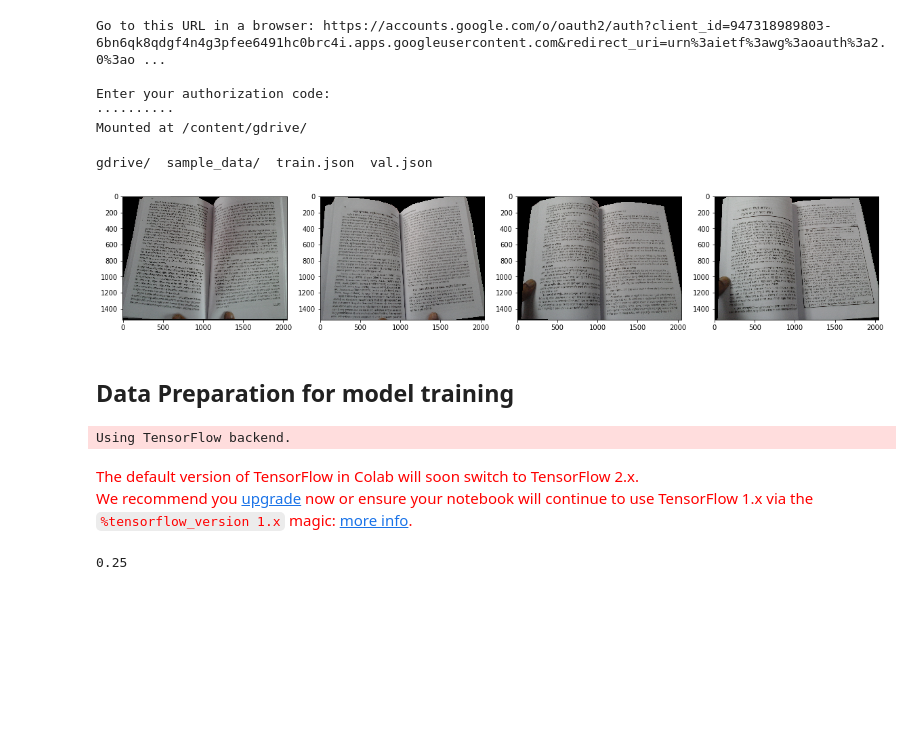
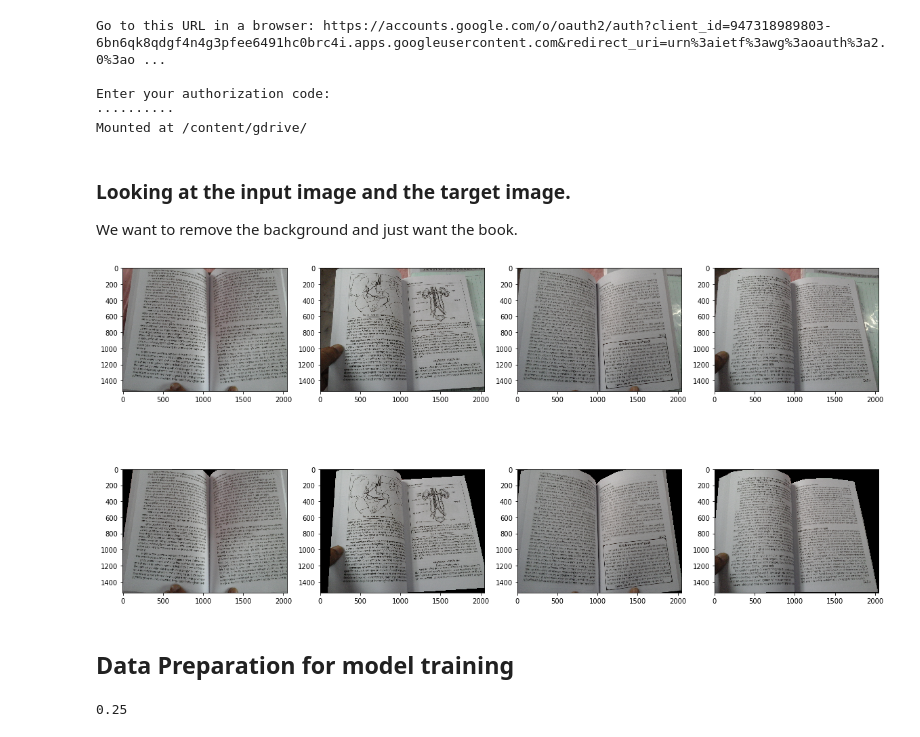
Before and after one commit to ashesh-0/PdfFromImages, a Jupyter notebook: PagePixelSegmentation.ipynb, the cells around one changed output. Drawn from its saved outputs; the diff is of its cells as text; code cells hidden in the pictures; blank space fills up the shorter version.

Commit message:
Modified using colab

```diff
--- a/PagePixelSegmentation.ipynb
+++ b/PagePixelSegmentation.ipynb
@@ -92,18 +92,18 @@ DATA_DIR = '/content/gdrive/My Drive/Colab_data/PagePixelSegmentation/'
 raw_data = load_json(os.path.join(DATA_DIR,'book_segmentation.json'))
 # %%
 train_validation_separation(os.path.join(DATA_DIR,'book_segmentation.json'))
-# %%
-ls
-# %% [output]
-gdrive/  sample_data/  train.json  val.json
+# %% [markdown]
+### Looking at the input image and the target image.
+We want to remove the background and just want the book.
 # %%
-_,ax=plt.subplots(ncols=4,figsize=(20,5))
+_,ax=plt.subplots(nrows=2,ncols=4,figsize=(20,10))
 for idx, i in enumerate(np.random.choice(len(raw_data),size=4,replace=False)):
   img = get_img(raw_data[i],os.path.join(DATA_DIR,'data'))
   mask =get_mask(raw_data[i])
-  ax[idx].imshow(img*(mask).reshape((mask.shape[0],mask.shape[1],1)))
+  ax[0,idx].imshow(img)
+  ax[1,idx].imshow(img*(mask).reshape((mask.shape[0],mask.shape[1],1)))
 # %% [output]
-[figure, old version]
+[figure, new version]
 # %% [markdown]
 ## Data Preparation for model training
 # %%
@@ -114,28 +114,6 @@ import albumentations as A
 
 IMG_SIZE = (320, 320)
 MIN_SCALE = 0.5
-
-# def crop_from_edges(img, mask, **kwargs):
-#     H, W = img.shape[:2]
-
-#     r = min(MIN_SCALE, np.random.rand())
-#     # final image shape
-#     h = int(H * r)
-#     w = int(W * r)
-
-#     edge = int(4 * np.random.rand())
-#     if edge == 0:
-#         # top edge
-#         return (img[:h, :w], mask[:h, :w]) if np.random.rand() > 0.5 else (img[:h, -w:], mask[:h, -w:])
-#     elif edge == 1:
-#         # right
-#         return (img[:h, -w:], mask[:h, -w:]) if np.random.rand() > 0.5 else (img[-h:, -w:], mask[-h:, -w:])
-#     elif edge == 2:
-#         # bottom
-#         return (img[-h:, :w], mask[-h:, :w]) if np.random.rand() > 0.5 else (img[-h:, -w:], mask[-h:, -w:])
-#     else:
-#         # left
-#         return (img[:h, :w], mask[:h, :w]) if np.random.rand() > 0.5 else (img[-h:, :w], mask[-h:, :w])
 
 
 def get_training_augmentation():
@@ -146,7 +124,6 @@ def get_training_augmentation():
         A.VerticalFlip(p=0.5),
         A.ShiftScaleRotate(scale_limit=0.5, rotate_limit=90, shift_limit=0.1, p=1, border_mode=0),
         A.PadIfNeeded(min_height=320, min_width=320, always_apply=True, border_mode=0),
-        # A.RandomCrop(height=320, width=320, always_apply=True),
         A.IAAAdditiveGaussianNoise(p=0.2),
         A.IAAPerspective(p=0.5),
         A.OneOf(
@@ -172,8 +149,6 @@ def get_training_augmentation():
             ],
             p=0.9,
         ),
-        # Take patches from sides so that more edges are seen.
-        # A.Lambda(mask=crop_from_edges),
         A.Resize(IMG_SIZE[0], IMG_SIZE[1], p=1),
     ]
     return A.Compose(train_transform)
@@ -216,7 +191,6 @@ class DataGenerator(keras.utils.Sequence):
         """
         self.batch_size = batch_size
         self.dataset = DataLoader(json_path, img_directory, augmentation=augmentation, batch_size=batch_size)
-        self.indexes = np.arange(len(self.dataset))
 
     def __getitem__(self, i):
 
@@ -234,16 +208,7 @@ class DataGenerator(keras.utils.Sequence):
 
     def __len__(self):
         """Denotes the number of batches per epoch"""
-        return len(self.indexes) // self.batch_size
-
-    # def on_epoch_end(self):
-    #     """Callback function to shuffle indexes each epoch"""
-    #     if self.shuffle:
-    #         self.indexes = np.random.permutation(self.indexes)
+        return len(self.dataset) // self.batch_size
-# %% [output]
-Using TensorFlow backend.
-The default version of TensorFlow in Colab will soon switch to TensorFlow 2.x.
-We recommend you upgrade now or ensure your notebook will continue to use TensorFlow 1.x via the %tensorflow_version 1.x magic: more info.
 # %%
 # JSON_PATH = '/content/gdrive/My Drive/Colab_data/PagePixelSegmentation/book_segmentation.json'
 IMG_DIR = '/content/gdrive/My Drive/Colab_data/PagePixelSegmentation/data'
```
Also changed, not shown: parts of 1 cell of this notebook.
